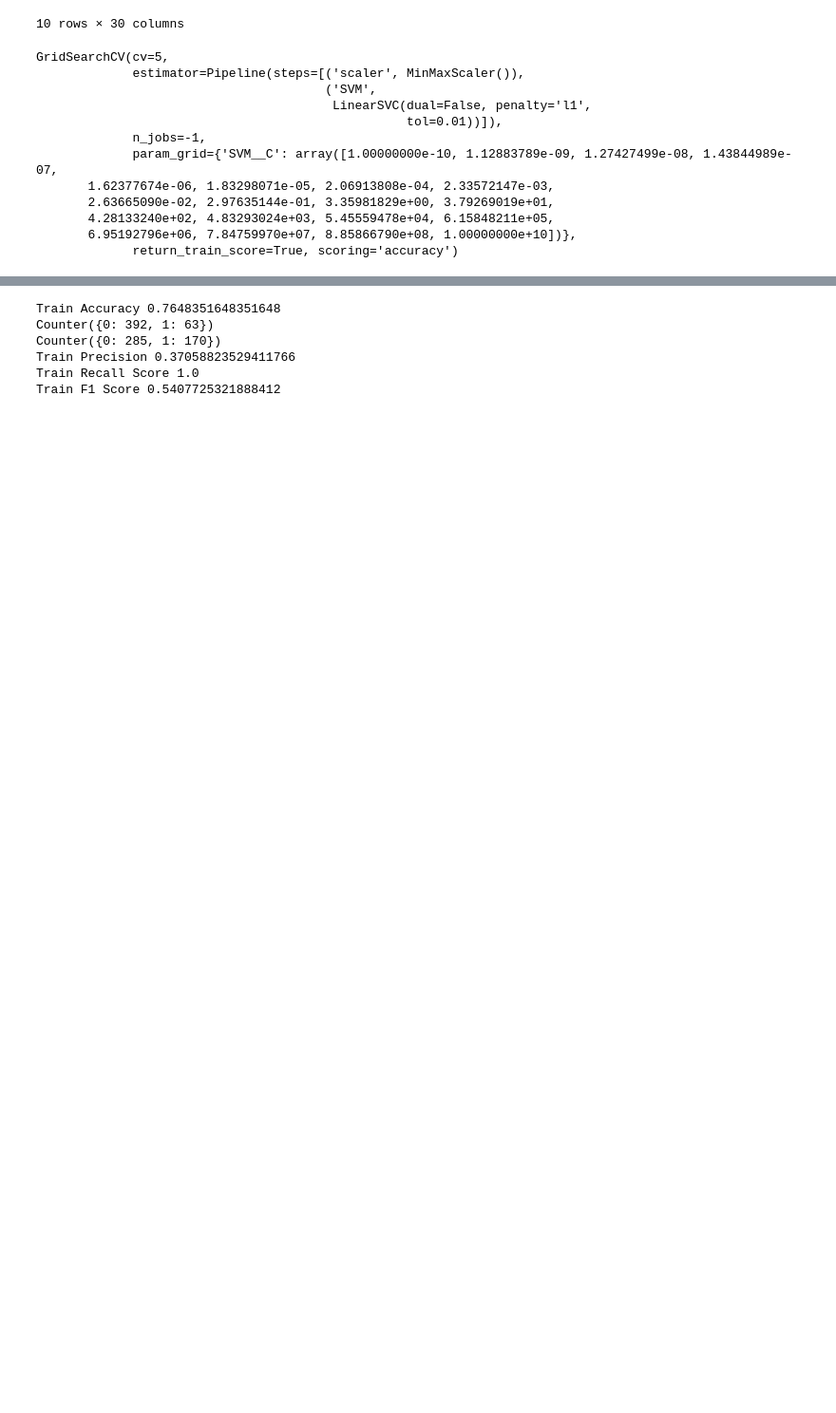
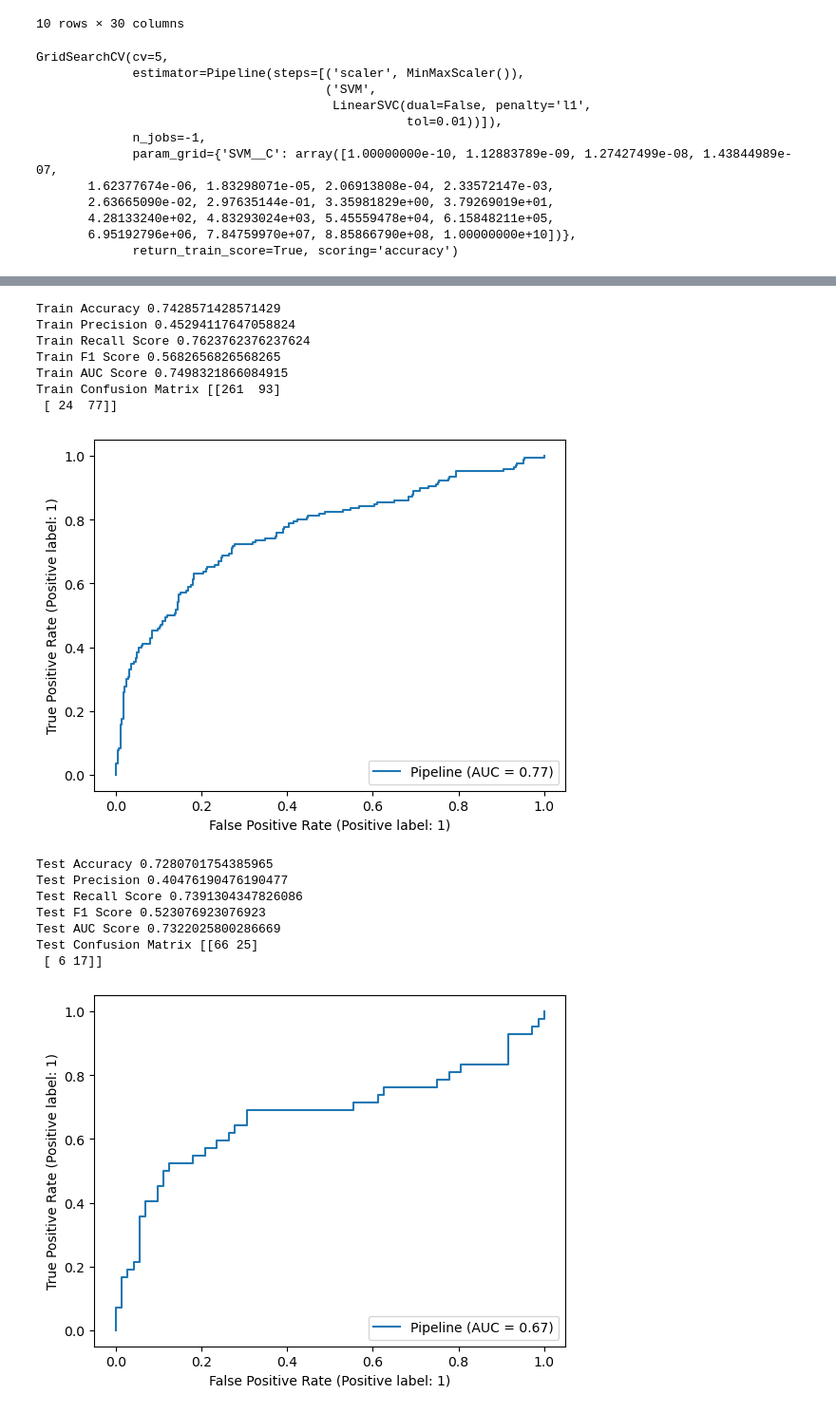
Before and after one commit to thegeorgejoseph/machine-learning, a Jupyter notebook: HW8/notebook/Joseph_George_HW8.ipynb, the cells around one changed output, grey strips where cells are left out. Shown at 95% size. Saved outputs shown, nothing was run; the diff lists cells and outputs as text; code cells hidden in the pictures; blank space fills up the shorter version.

```diff
--- a/HW8/notebook/Joseph_George_HW8.ipynb
+++ b/HW8/notebook/Joseph_George_HW8.ipynb
@@ -100,21 +108,41 @@ print(cv.best_params_)
 # %%
 scaler = MinMaxScaler()
 X_train_scaled = scaler.fit_transform(X_train)
 X_test_scaled = scaler.transform(X_test)
 ypreds = best_model.predict(X_train_scaled)
 yhat = best_model.predict(X_test_scaled)
 
 print("Train Accuracy", accuracy_score(ypreds, y_train))
-print(Counter(ypreds))
-print(Counter(y_train))
 print("Train Precision", precision_score(ypreds, y_train))
 print("Train Recall Score", recall_score(ypreds, y_train))
 print("Train F1 Score", f1_score(ypreds, y_train))
-roc_auc_c
+print("Train AUC Score", roc_auc_score(ypreds, y_train))
+print("Train Confusion Matrix", confusion_matrix(ypreds, y_train))
+plot_roc_curve(best_model, X_train_scaled, y_train)
+plt.show()
+
+print("Test Accuracy", accuracy_score(yhat, y_test))
+print("Test Precision", precision_score(yhat, y_test))
+print("Test Recall Score", recall_score(yhat, y_test))
+print("Test F1 Score", f1_score(yhat, y_test))
+print("Test AUC Score", roc_auc_score(yhat, y_test))
+print("Test Confusion Matrix", confusion_matrix(yhat, y_test))
+plot_roc_curve(best_model, X_test_scaled, y_test)
+plt.show()
 # %% [output]
-Train Accuracy 0.7648351648351648
-Counter({0: 392, 1: 63})
-Counter({0: 285, 1: 170})
-Train Precision 0.37058823529411766
-Train Recall Score 1.0
-Train F1 Score 0.5407725321888412
+Train Accuracy 0.7428571428571429
+Train Precision 0.45294117647058824
+Train Recall Score 0.7623762376237624
+Train F1 Score 0.5682656826568265
+Train AUC Score 0.7498321866084915
+Train Confusion Matrix [[261  93]
+ [ 24  77]]
+[figure, added]
+Test Accuracy 0.7280701754385965
+Test Precision 0.40476190476190477
+Test Recall Score 0.7391304347826086
+Test F1 Score 0.523076923076923
+Test AUC Score 0.7322025800286669
+Test Confusion Matrix [[66 25]
+ [ 6 17]]
+[figure, added]
```
Also changed, not shown: parts of 11 cells of this notebook.
